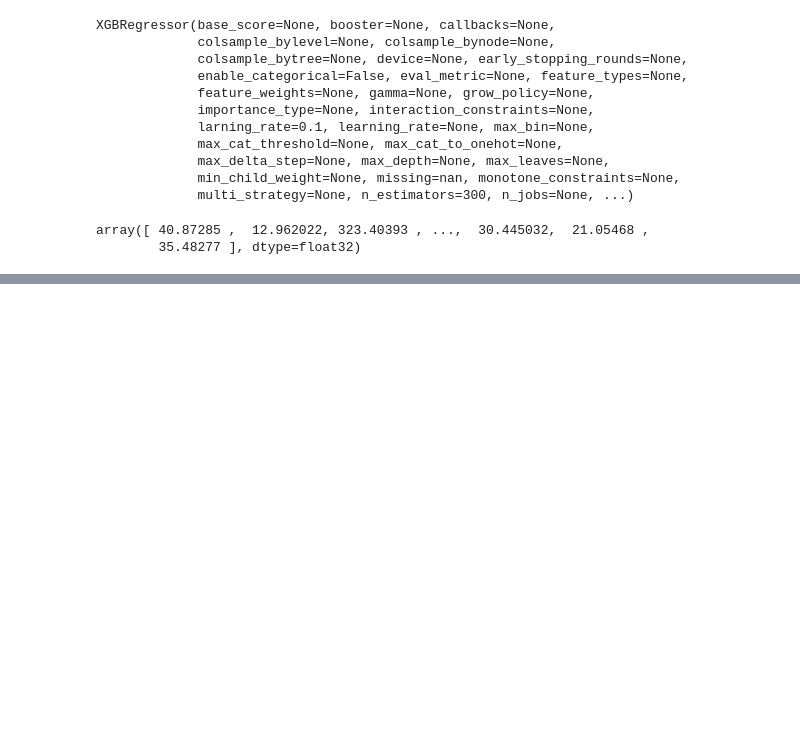
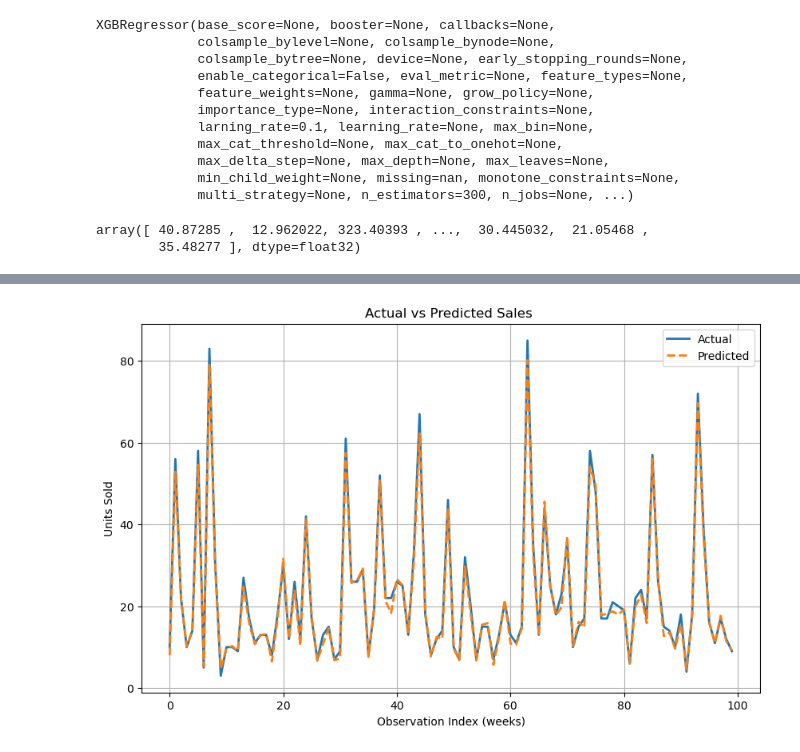
Before and after one commit to Kimmojiraja/forecasting-the-retail-sales-, a Jupyter notebook: mini_.ipynb, the cells around one changed output, grey strips where cells are left out. Drawn from its saved outputs; the diff is of its cells as text; code cells hidden in the pictures; blank space fills up the shorter version.

```diff
--- a/mini_.ipynb
+++ b/mini_.ipynb
@@ -534,0 +459,7 @@ LSTM R2: 0.25825726985931396
+# %%
+
+#prepare categorical ids as integers( for  embedding)
+data['sku_idx'] = pd.factorize(data['sku_id'])[0]
+data['store_idx'] = pd.factorize(data['store_id'])[0]
+n_skus = data['sku_idx'].nunique()
+n_stores = data['store_idx'].nunique()
@@ -534,0 +543,8 @@ LSTM R2: 0.25825726985931396
+# %%
+# training
+
+es = callbacks.EarlyStopping(monitor='val_loss', patience=10, restore_best_weights=True, verbose=1)
+history = model.fit({'sku_in': sku_train, 'store_in': store_train, 'num_in': X_num_train},
+                    y_train,
+                    validation_data=({'sku_in': sku_test, 'store_in': store_test, 'num_in': X_num_test}, y_test),
+                    epochs=200, batch_size=256, callbacks=[es], verbose=1)
@@ -534,0 +569,15 @@ LSTM R2: 0.25825726985931396
+# %%
+y_pred = model.predict({'sku_in': sku_test, 'store_in': store_test, 'num_in': X_num_test})
+y_pred = np.nan_to_num(y_pred)
+y_pred_inv = scaler_y.inverse_transform(y_pred)   # units_log scale
+y_test_inv = scaler_y.inverse_transform(y_test)
+
+# final inverse log
+y_pred_final = np.expm1(y_pred_inv)
+y_test_final = np.expm1(y_test_inv)
+
+# metrics
+mse = mean_squared_error(y_test_final, y_pred_final)
+mae = mean_absolute_error(y_test_final, y_pred_final)
+r2 = r2_score(y_test_final, y_pred_final)
+print(mse); print(mae); print(r2)
@@ -534,0 +602,16 @@ LSTM R2: 0.25825726985931396
+# %%
+# visualization of actual and predicted sales
+
+import matplotlib.pyplot as plt
+
+plt.figure(figsize=(10,6))
+plt.plot(y_test_final[:100], label="Actual", linewidth=2)
+plt.plot(y_pred_final[:100], label="Predicted", linestyle="dashed", linewidth=2)
+plt.xlabel("Observation Index (weeks)")
+plt.ylabel("Units Sold")
+plt.title("Actual vs Predicted Sales ")
+plt.legend()
+plt.grid(True)
+plt.show()
+# %% [output]
+[figure, added]
```
Also changed, not shown: parts of 21 cells of this notebook.
